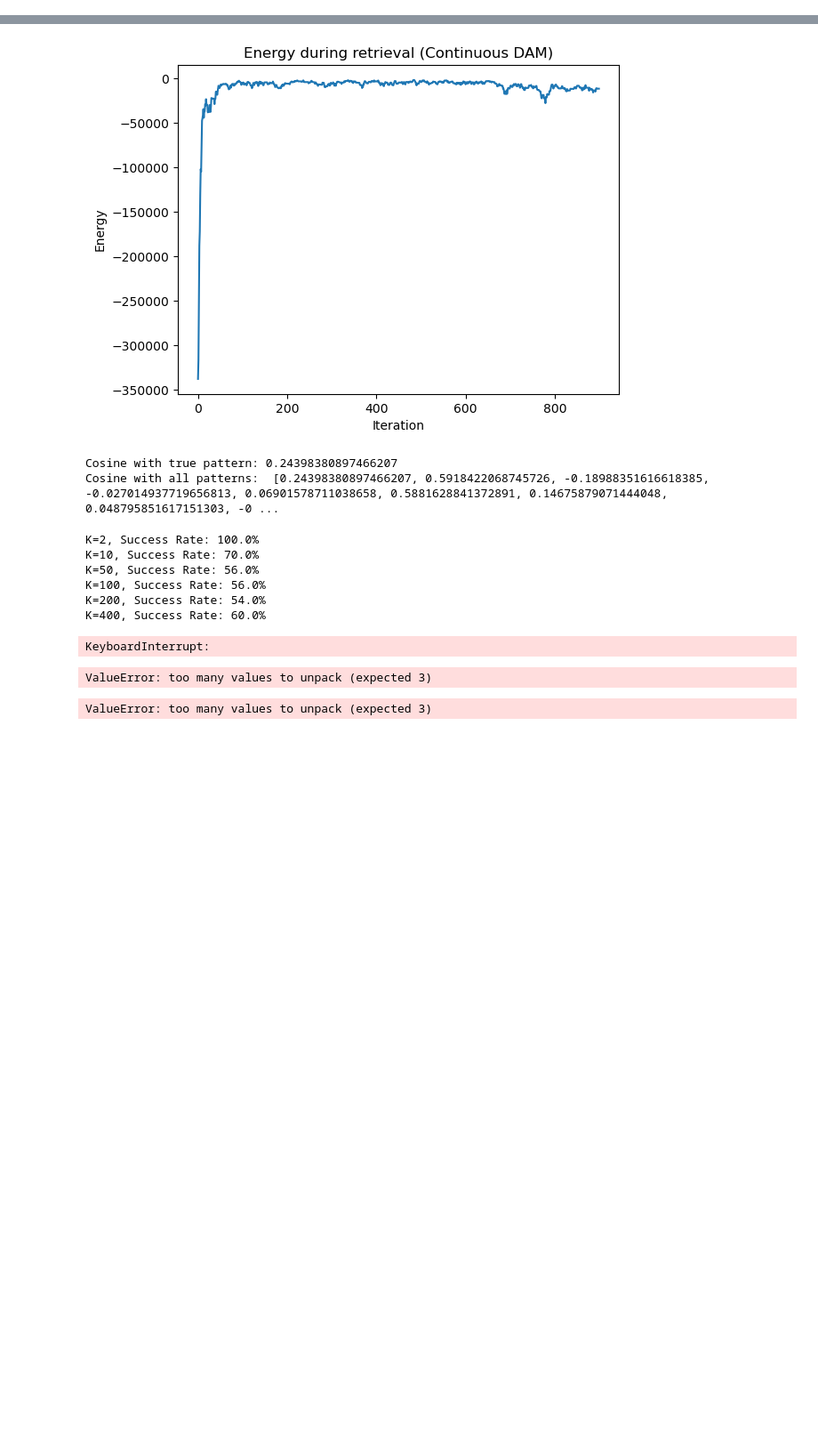
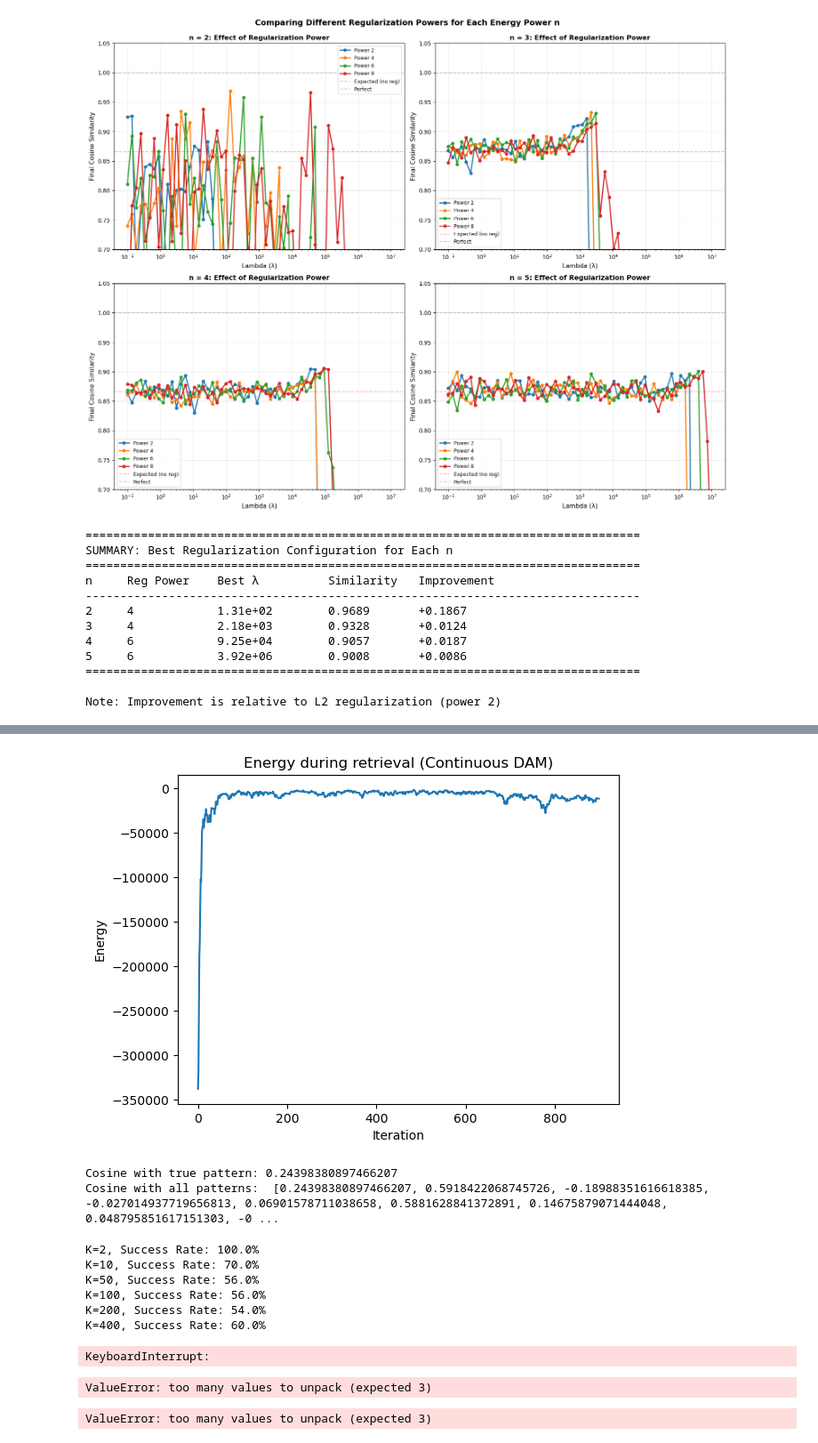
Before and after one commit to AhmedAlSunbati712/memgrid, a Jupyter notebook: DenseAM.ipynb, the cells around one changed output, grey strips where cells are left out. Shown at 89% size. Drawn from its saved outputs; the diff is of its cells as text; code cells hidden in the pictures; blank space fills up the shorter version.

```diff
--- a/DenseAM.ipynb
+++ b/DenseAM.ipynb
@@ -19,0 +369,70 @@ Something that i need to investigate is the range of lambdas that are suitable f
+# %%
+# Visualize Experiment 2: Compare different regularization powers for each n
+fig, axes = plt.subplots(2, 2, figsize=(16, 12))
+axes = axes.flatten()
+
+for idx, n in enumerate(n_values_reg):
+    ax = axes[idx]
+
+    for reg_power in reg_powers:
+        data = results_reg_power[n][reg_power]
+        ax.semilogx(data['lambdas'], data['similarities'], 'o-',
+                   linewidth=2, markersize=5, label=f'Power {reg_power}')
+
+    ax.axhline(y=0.866, color='r', linestyle='--', alpha=0.3, label='Expected (no reg)')
+    ax.axhline(y=1.0, color='g', linestyle='--', alpha=0.3, label='Perfect')
+
+    ax.set_xlabel('Lambda (λ)', fontsize=11)
+    ax.set_ylabel('Final Cosine Similarity', fontsize=11)
+    ax.set_title(f'n = {n}: Effect of Regularization Power', fontsize=12, fontweight='bold')
+    ax.grid(True, alpha=0.3)
+    ax.legend(fontsize=9)
+    ax.set_ylim([0.7, 1.05])
+
+plt.tight_layout()
+plt.suptitle('Comparing Different Regularization Powers for Each Energy Power n',
+             fontsize=14, fontweight='bold', y=1.02)
+plt.show()
+
+# Create summary table
+print("\n" + "="*80)
+print("SUMMARY: Best Regularization Configuration for Each n")
+print("="*80)
+print(f"{'n':<5} {'Reg Power':<12} {'Best λ':<15} {'Similarity':<12} {'Improvement':<12}")
+print("-"*80)
+
+for n in n_values_reg:
+    best_overall = None
+    best_config = None
+
+    for reg_power in reg_powers:
+        data = results_reg_power[n][reg_power]
+        if best_overall is None or data['best_sim'] > best_overall:
+            best_overall = data['best_sim']
+            best_config = (reg_power, data['best_lambda'])
+
+    # Compare to L2 baseline
+    baseline_data = results_lambda[n]
+    baseline_best_idx = np.argmax(baseline_data['similarities'])
+    baseline_sim = baseline_data['similarities'][baseline_best_idx]
+    improvement = best_overall - baseline_sim
+
+    reg_power, best_lambda = best_config
+    print(f"{n:<5} {reg_power:<12} {best_lambda:<15.2e} {best_overall:<12.4f} {improvement:+.4f}")
+
+print("="*80)
+print("\nNote: Improvement is relative to L2 regularization (power 2)")
+# %% [output]
+[figure, added]
+================================================================================
+SUMMARY: Best Regularization Configuration for Each n
+================================================================================
+n     Reg Power    Best λ          Similarity   Improvement
+--------------------------------------------------------------------------------
+2     4            1.31e+02        0.9689       +0.1867
+3     4            2.18e+03        0.9328       +0.0124
+4     6            9.25e+04        0.9057       +0.0187
+5     6            3.92e+06        0.9008       +0.0086
+================================================================================
+
+Note: Improvement is relative to L2 regularization (power 2)
```
Also changed, not shown: parts of 18 cells of this notebook, 1 other file.
